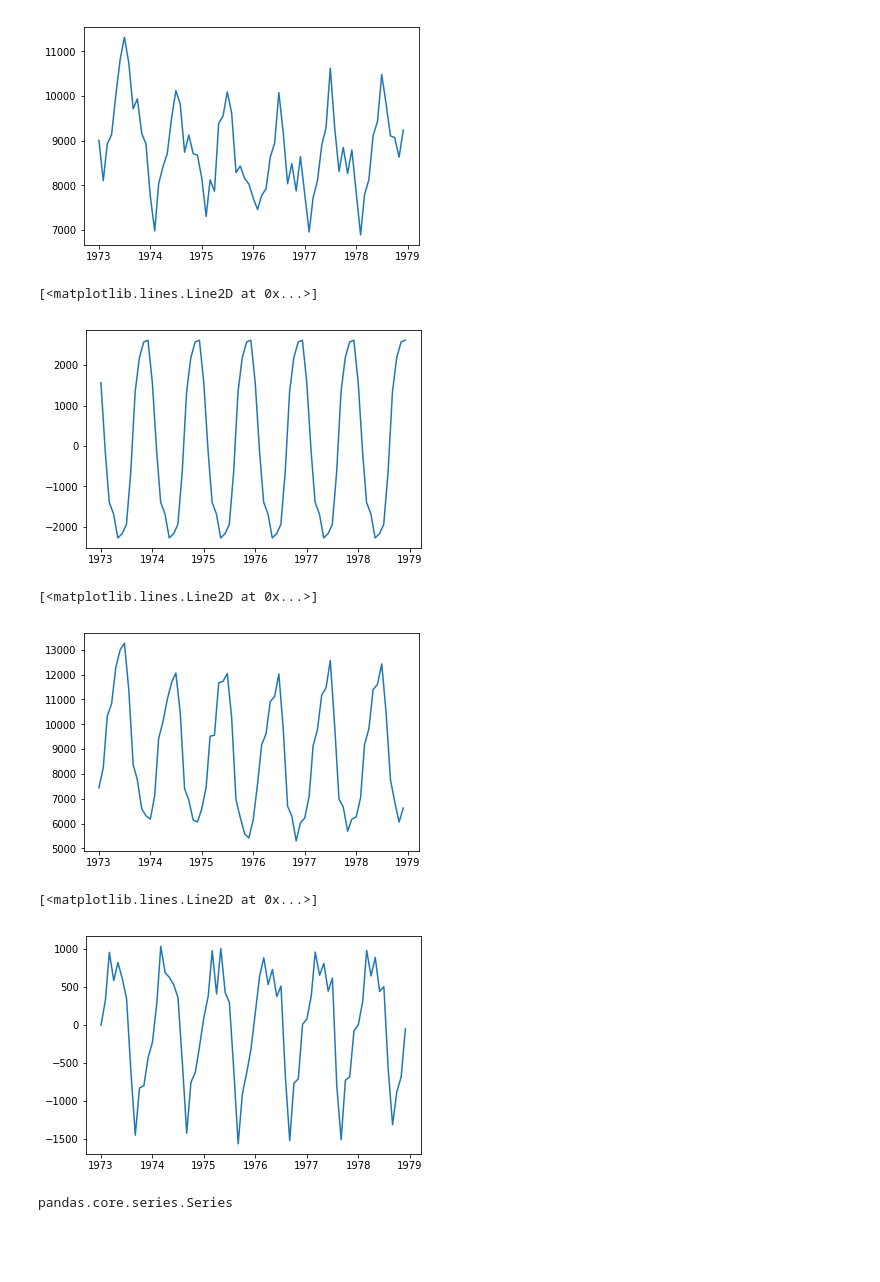
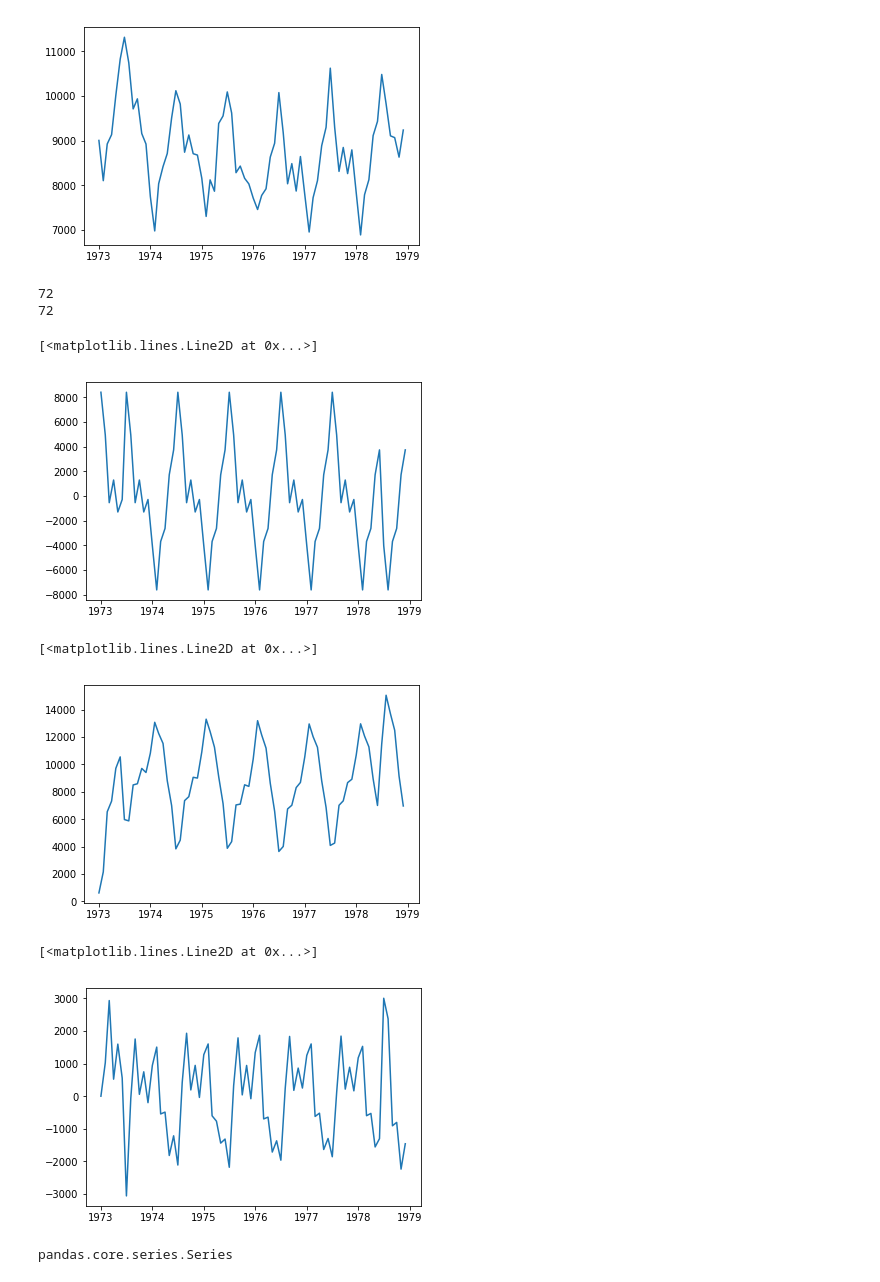
Before and after one commit to somnath1077/ML, a Jupyter notebook: timeseries/notebooks/Brockwell_Davis_ISTM/Estimating Trend and Seasonality .ipynb, the cells around one changed output. Cells and saved outputs as stored; diff of their text form; code cells hidden in the pictures; blank space fills up the shorter version.

```diff
--- a/timeseries/notebooks/Brockwell_Davis_ISTM/Estimating Trend and Seasonality .ipynb
+++ b/timeseries/notebooks/Brockwell_Davis_ISTM/Estimating Trend and Seasonality .ipynb
@@ -32,9 +32,9 @@ def estimate_seasonal_component(x, d):
     n = len(x)
 
     if d % 2 == 0:
-        q = int(d / 2)
+        q = d // 2
     else:
-        q = int((d - 1) / 2)
+        q = (d - 1) // 2
 
     # this is the vector that will hold the seasonality values
     w = np.zeros(d)
@@ -44,13 +44,18 @@ def estimate_seasonal_component(x, d):
 
     for k in range(0, d):
         # these are the indices for the kth seasonality component
-        indices = [idx for idx in range(st[k], n - q)]
+        i = st[k]
+        indices = []
+
+        while (i < n - q):
+            indices += [i]
+            i += d
 
         for idx in indices:
             w[k] += diff[idx]
 
     mu = np.mean(w)
-    return (w - mu)
+    return (w - mu), q
 
 def trend_exp_smooth(x, alpha):
     ret = np.ones(len(x))
@@ -63,9 +68,14 @@ def trend_exp_smooth(x, alpha):
     return list(ret)
 
 def est_trend_seasonality(x, d, alpha):
-    season_d = estimate_seasonal_component(x, d)
-    seasonality = list(season_d) * (len(x) // d) + list(season_d)[: len(x) % d]
+    season_d, start_idx = estimate_seasonal_component(x, d)
 
+    n = len(x) // d
+
+    seasonality = list(season_d)[:-start_idx] + list(season_d) * (n -1)  + list(season_d)[start_idx:]
+
+    print(len(x))
+    print(len(seasonality))
     assert len(seasonality) == len(x)
 
     trend = trend_exp_smooth(x - seasonality, alpha)
@@ -116,21 +126,24 @@ plt.plot(deaths['date'], deaths['deaths'])
 [figure]
 # %%
 seasonality, trend, noise = est_trend_seasonality(deaths['deaths'], d=12, alpha=0.6)
+# %% [output]
+72
+72
 # %%
 plt.plot(deaths['date'], seasonality)
 # %% [output]
 [<matplotlib.lines.Line2D at 0x...>]
-[figure, old version]
+[figure, new version]
 # %%
-plt.plot(deaths['date'], deaths['deaths'] - seasonality)
+plt.plot(deaths['date'], trend)
 # %% [output]
 [<matplotlib.lines.Line2D at 0x...>]
-[figure, old version]
+[figure, new version]
 # %%
 plt.plot(deaths['date'], noise)
 # %% [output]
 [<matplotlib.lines.Line2D at 0x...>]
-[figure, old version]
+[figure, new version]
 # %%
 type(deaths['deaths'] - seasonality)
 # %% [output]
```
Also changed, not shown: parts of 1 cell of this notebook.
